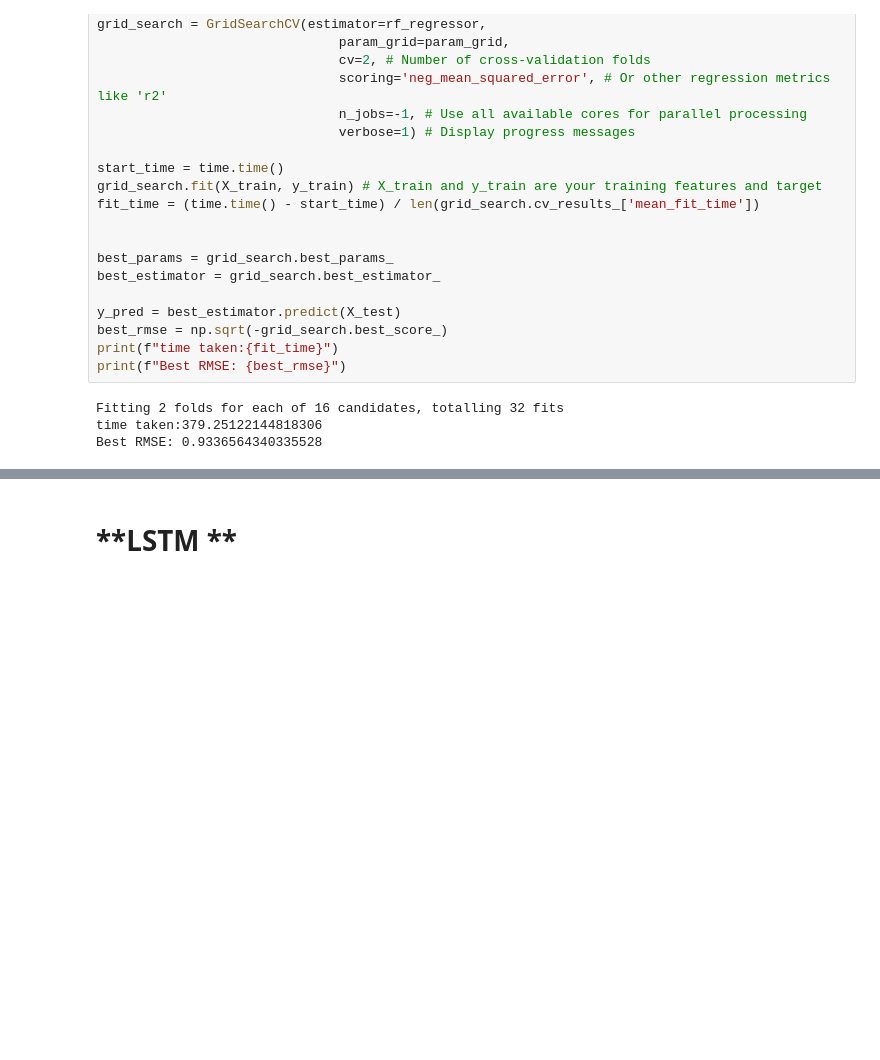
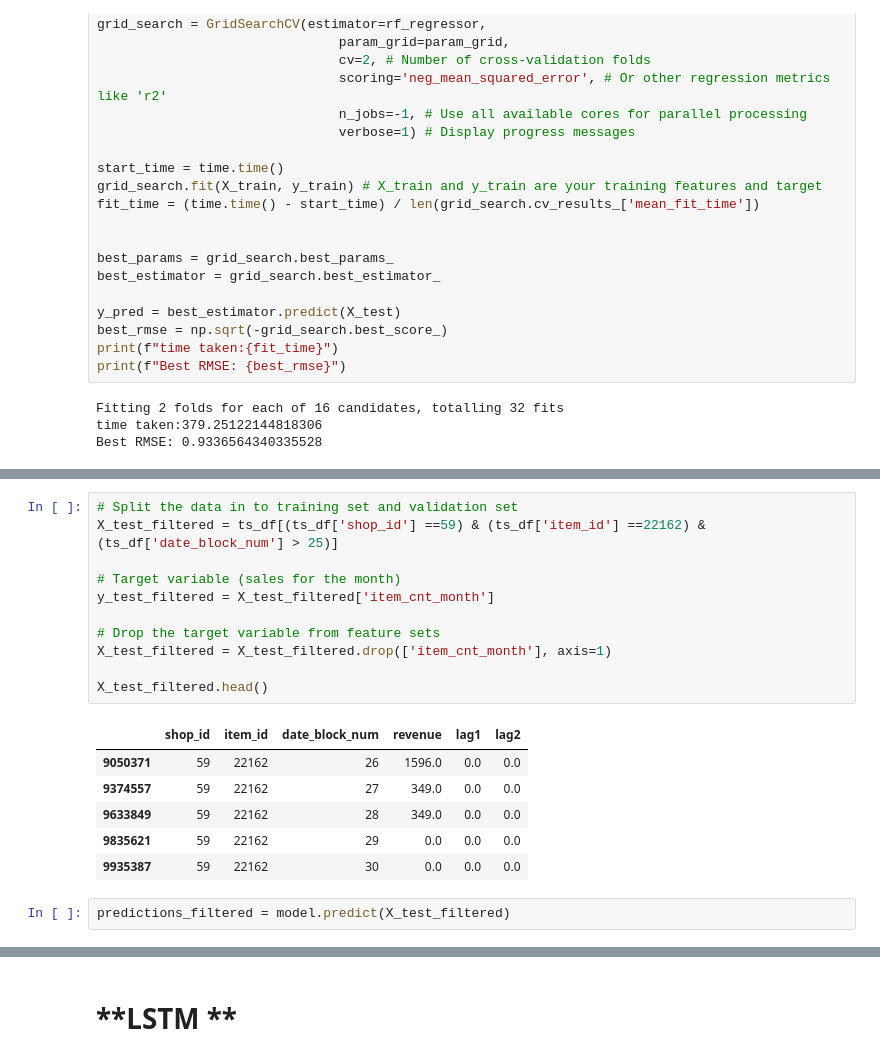
Before and after one commit to chandtr/CapstoneProject, a Jupyter notebook: SalesPrediction.ipynb, the cells around one changed output, grey strips where cells are left out. Saved outputs shown, nothing was run; the diff lists cells and outputs as text; blank space fills up the shorter version.

```diff
--- a/SalesPrediction.ipynb
+++ b/SalesPrediction.ipynb
@@ -679,0 +742,20 @@ Best RMSE: 0.9336564340335528
+# %%
+# Split the data in to training set and validation set
+X_test_filtered = ts_df[(ts_df['shop_id'] ==59) & (ts_df['item_id'] ==22162) & (ts_df['date_block_num'] > 25)]
+
+# Target variable (sales for the month)
+y_test_filtered = X_test_filtered['item_cnt_month']
+
+# Drop the target variable from feature sets
+X_test_filtered = X_test_filtered.drop(['item_cnt_month'], axis=1)
+
+X_test_filtered.head()
+# %% [output]
+|  | shop_id | item_id | date_block_num | revenue | lag1 | lag2 |
+| 9050371 | 59 | 22162 | 26 | 1596.0 | 0.0 | 0.0 |
+| 9374557 | 59 | 22162 | 27 | 349.0 | 0.0 | 0.0 |
+| 9633849 | 59 | 22162 | 28 | 349.0 | 0.0 | 0.0 |
+| 9835621 | 59 | 22162 | 29 | 0.0 | 0.0 | 0.0 |
+| 9935387 | 59 | 22162 | 30 | 0.0 | 0.0 | 0.0 |
+# %%
+predictions_filtered = model.predict(X_test_filtered)
```
Also changed, not shown: parts of 9 cells of this notebook.
